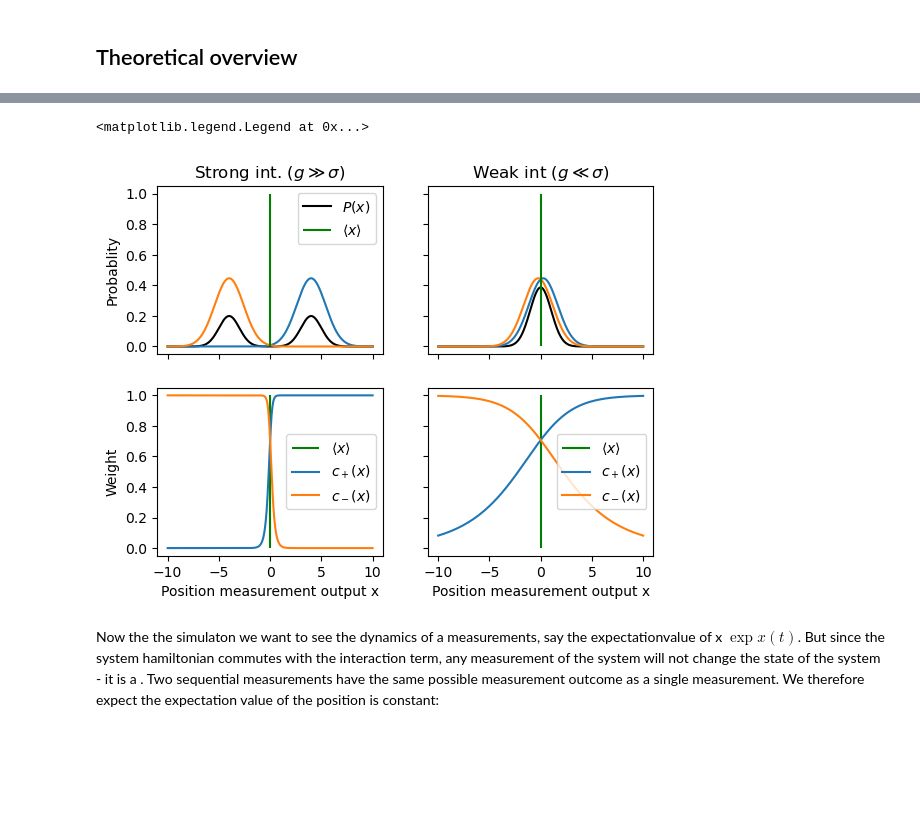
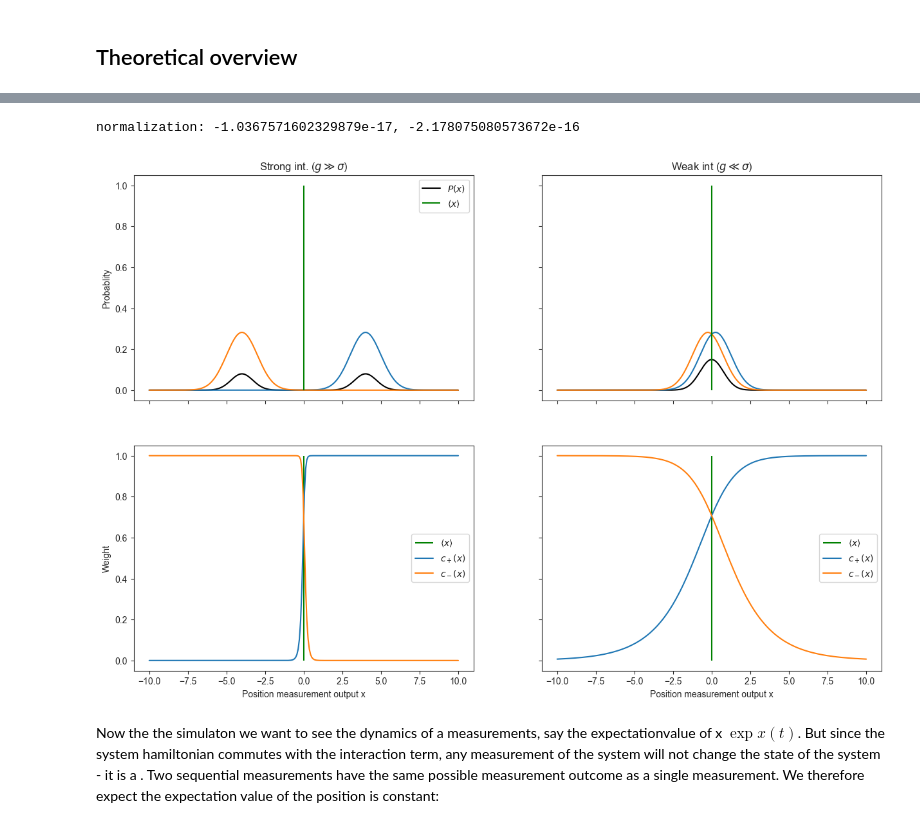
Before and after one commit to AlexInselmann/quantum-sensing, a Jupyter notebook: von Neumann.ipynb, the cells around one changed output, grey strips where cells are left out. Cells and saved outputs as stored; diff of their text form; code cells hidden in the pictures; blank space fills up the shorter version.

```diff
--- a/von Neumann.ipynb
+++ b/von Neumann.ipynb
@@ -19,9 +7,15 @@ import math
 import qutip as qt
 from scipy.optimize import curve_fit
 
+from scipy.stats import norm
+
 import scipy.integrate as integrate
 
 from scipy.signal import argrelextrema #Til opgave 2a
+
+import seaborn
+# set theme
+seaborn.set_style('ticks')
 # %% [markdown]
 # The von Neumann model
 
@@ -65,29 +59,40 @@ a0 = 1/(np.sqrt(2)) #system initial coefficient plus polarized
 b0 = np.sqrt(1-a0**2)#1/(np.sqrt(2)) #system initial coefficient mins polarized
 sigma = 1 #standard deviation of meter's initial wave function
 # %%
-X_span = np.linspace(-10,10,500)
+X_span = np.linspace(-10,10,250)
 
 def phi(x,sig=sigma):
-    return 1.0 / (np.power(2.0 * np.pi*sig**2,0.25)) * np.exp(-np.power((x) / sig, 2.0) / 4)
+    return  norm.pdf(x, 0, sig) #1.0 / (np.power(2.0 * np.pi*sig**2,0.25)) * np.exp(-np.power((x) / 2*sig, 2.0) / 4)
 
-def p(x,g,a,b):#probability of measurement outcome x
-    return a**2*phi(x-g)**2+b**2*phi(x+g)**2
+def p(x,g,a,b): #probability of measurement outcome x
+    if np.isscalar(a):
+        return  (a**2) * (phi(x-g)**2) + (b**2) * (phi(x+g)**2)
+    elif len(x) != len(a):
+        # shape (N_sim, len(x))
+        return (a**2)[:,None] * (phi(x-g)[None,:])**2  + (b**2)[:,None] * (phi(x + g)[None,:])**2
+    else: # case N_sim = len(x)
+        return (a**2) * (phi(x-g))**2  + (b**2) * (phi(x + g))**2
 
 def cplus(x,g, a,b):#coeficent of plus state post single measurement
-    return a*phi(x-g)/np.sqrt(p(x,g,a,b))
+    return a * phi(x - g) / np.sqrt(p(x, g, a, b))
+
 
 def cminus(x,g,a,b): #coeficent of minus state post single measurement
-    return b*phi(x+g)/np.sqrt(p(x,g,a,b))
+    return b * phi(x + g) / np.sqrt(p(x, g, a, b))
 # %%
 gstrong = sigma*4 #much bigger than deviation of position
 gweak = sigma/4 #much bigger than deviation of position
 
 exp_x_strong = integrate.quad(lambda x: x*p(x,gstrong,a0,b0), -10, 10)[0]
 exp_x_weak = integrate.quad(lambda x: x*p(x,gweak,a0,b0), -10, 10)[0]
+
+print(f"normalization: {exp_x_weak}, {exp_x_strong}")
+# %% [output]
+normalization: -1.0367571602329879e-17, -2.178075080573672e-16
 # %%
-fig,ax = plt.subplots(2,2,sharex=True,sharey=True)
+fig,ax = plt.subplots(2,2,sharex=True,sharey=True,figsize=(15,10))
 
-
+# set figsize
 
 ax[0,0].set_title(f'Strong int. ($g\gg\sigma$)')
 ax[0,0].plot(X_span,p(X_span,gstrong,a0,b0),color='Black',label=f'$P(x)$')
@@ -97,35 +102,35 @@ ax[0,0].vlines(exp_x_strong,0,1,label=r'$\langle x \rangle$',color='green')
 ax[1,0].vlines(exp_x_strong,0,1,label=r'$\langle x \rangle$',color='green')
 
 ax[1,0].plot(X_span,cplus(X_span,gstrong,a0,b0),label = f'$c_+(x)$')
 ax[1,0].plot(X_span,cminus(X_span,gstrong,a0,b0),label = f'$c_-(x)$')
 
 ax[1,0].set_xlabel('Position measurement output x')
 
 ax[0,0].legend()
 ax[1,0].legend()
 
 
 
 ax[0,1].set_title(f'Weak int ($g\ll\sigma$)')
 ax[0,1].plot(X_span,p(X_span,gweak,a0,b0),color='Black')
 ax[0,1].plot(X_span,a0*phi(X_span-gweak))
 ax[0,1].plot(X_span,b0*phi(X_span+gweak))
 
 ax[0,1].vlines(exp_x_weak,0,1,label=r'$\langle x \rangle$',color='green')
 ax[1,1].vlines(exp_x_weak,0,1,label=r'$\langle x \rangle$',color='green')
 
 ax[1,1].plot(X_span,cplus(X_span,gweak,a0,b0),label = f'$c_+(x)$')
 ax[1,1].plot(X_span,cminus(X_span,gweak,a0,b0),label = f'$c_-(x)$')
 
 ax[0,0].set_ylabel('Probablity')
 ax[1,0].set_ylabel('Weight')
 ax[1,1].set_xlabel('Position measurement output x')
 
 
 ax[1,1].legend()
+plt.show()
 # %% [output]
-<matplotlib.legend.Legend at 0x...>
-[figure, old version]
+[figure, new version]
 # %% [markdown]
 Now the the simulaton we want to see the dynamics of a measurements, say the expectationvalue of x $\exp{x(t)}$. But since the system hamiltonian commutes with the interaction term, any measurement of the system will not change the state of the system - it is a . Two sequential measurements have the same possible measurement outcome as a single measurement. We therefore expect the expectation value of the position is constant:
 # %%
```
Also changed, not shown: parts of 15 cells of this notebook, 1 other file.
